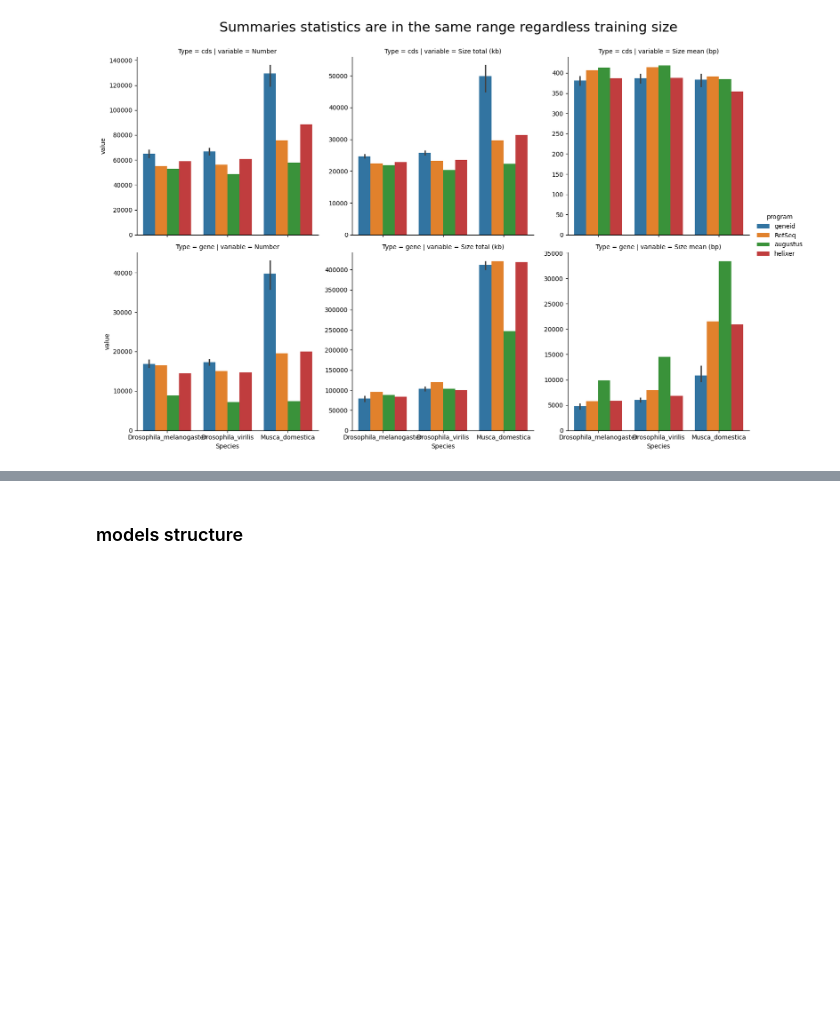
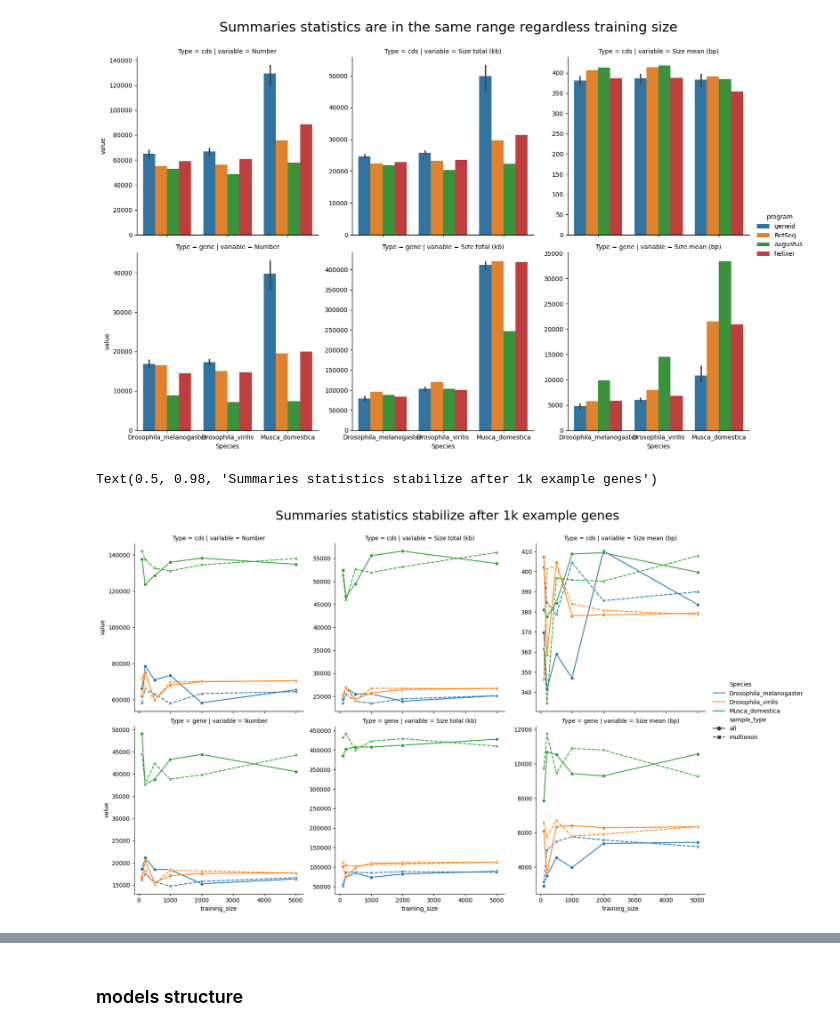
Before and after one commit to Janek21/geneid-training, a Jupyter notebook: notebooks/08_trainingset_titration.ipynb, the cells around one changed output, grey strips where cells are left out. Saved outputs shown, nothing was run; the diff lists cells and outputs as text; code cells hidden in the pictures; blank space fills up the shorter version.

Commit message:
summary titration curves

```diff
--- a/notebooks/08_trainingset_titration.ipynb
+++ b/notebooks/08_trainingset_titration.ipynb
@@ -725,3 +741,20 @@ a.fig.suptitle('Summaries statistics are in the same range regardless training s
 # %% [output]
 Text(0.5, 0.98, 'Summaries statistics are in the same range regardless training size')
 [figure]
+# %%
+a = sns.relplot(data = melt_df,
+            x = pd.to_numeric(melt_df['training_size'], errors='coerce'),
+            y = 'value',
+            hue = 'Species',
+            style = 'sample_type',
+            row = 'Type',
+            col = 'variable',
+            kind = 'line',
+            markers=True,
+            facet_kws={'sharey': False, 'sharex': True})
+
+a.fig.subplots_adjust(top=0.9)
+a.fig.suptitle('Summaries statistics stabilize after 1k example genes', size = 22)
+# %% [output]
+Text(0.5, 0.98, 'Summaries statistics stabilize after 1k example genes')
+[figure, added]
```
Also changed, not shown: parts of 4 cells of this notebook.
